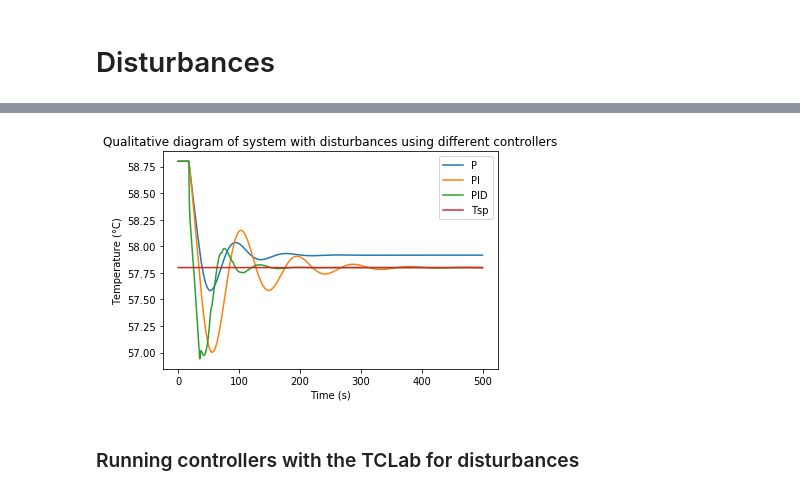
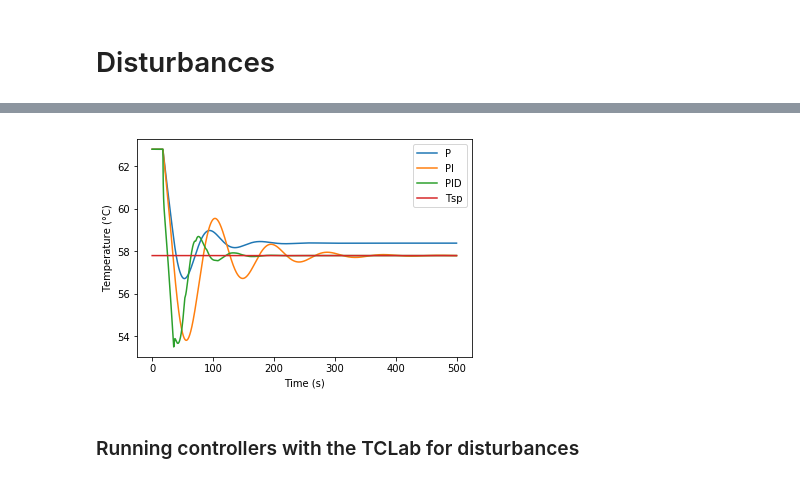
Before and after one commit to JarrydWebber/CPB-Group-17-2020, a Jupyter notebook: CC + IAE with TCLab.ipynb, the cells around one changed output, grey strips where cells are left out. Saved outputs shown, nothing was run; the diff lists cells and outputs as text; code cells hidden in the pictures.

```diff
--- a/CC + IAE with TCLab.ipynb
+++ b/CC + IAE with TCLab.ipynb
@@ -104,6 +104,8 @@ def system_block(Kp, τp, θp):
 - The parameters need to be changed to the correct FOPDT + Cohen-Coon parameters
 # %%
 parameters = Kp, τp, θp
+
+Gp = system_block(Kp, τp, θp)
 
 Gc_P = controller_block('P', cohen_coon('P', parameters)) # parameters = Kc_P
 
@@ -469,9 +470,9 @@ Gc_PI_IAED = controller_block('PI', IAE_disturbances('PI', parameters)) # parame
 
 Gc_PID_IAED = controller_block('PID', IAE_disturbances('PID', parameters)) # parameters = Kc_PID, τI_PID, τD_PID
 # %%
-diagram_P_IAED = diagram(Gc_P_IAED, Gp, 0, 1)
-diagram_PI_IAED = diagram(Gc_PI_IAED, Gp, 0, 1)
-diagram_PID_IAED = diagram(Gc_PID_IAED, Gp, 0, 1)
+diagram_P_IAED = diagram(Gc_P_IAED, Gp, 0, 5)
+diagram_PI_IAED = diagram(Gc_PI_IAED, Gp, 0, 5)
+diagram_PID_IAED = diagram(Gc_PID_IAED, Gp, 0, 5)
 # %%
 ts = np.linspace(0, 500, 5000)
 # %%
@@ -485,17 +486,17 @@ simulation_PID_IAED = diagram_PID_IAED.simulate(ts, progress = True)
 # %%
 plt.figure(11)
 plt.plot(list(ts), [T+To_p for T in simulation_P_IAED['T']], label='P')
 plt.plot(list(ts), [T+To_p for T in simulation_PI_IAED['T']], label ='PI')
 # plt.plot(list(ts), [T+To_p for T in simulation_PD['T']], label ='PD')
 plt.plot(list(ts), [T+To_p for T in simulation_PID_IAED['T']], label ='PID')
 plt.plot(list(ts), [T+To_p for T in simulation_PID_IAED['Tsp']], label ='Tsp')
-plt.title("Qualitative diagram of system with disturbances using different controllers")
 plt.xlabel('Time (s)')
 plt.ylabel('Temperature (°C)')
 plt.legend()
+plt.savefig('IAE controller response curves for disturbance changes.pdf', format='pdf')
 plt.show()
 # %% [output]
-[figure, old version]
+[figure, new version]
 # %% [markdown]
 ### Running controllers with the TCLab for disturbances
 # %% [markdown]
```
Also changed, not shown: parts of 9 cells of this notebook, 7 other files.
